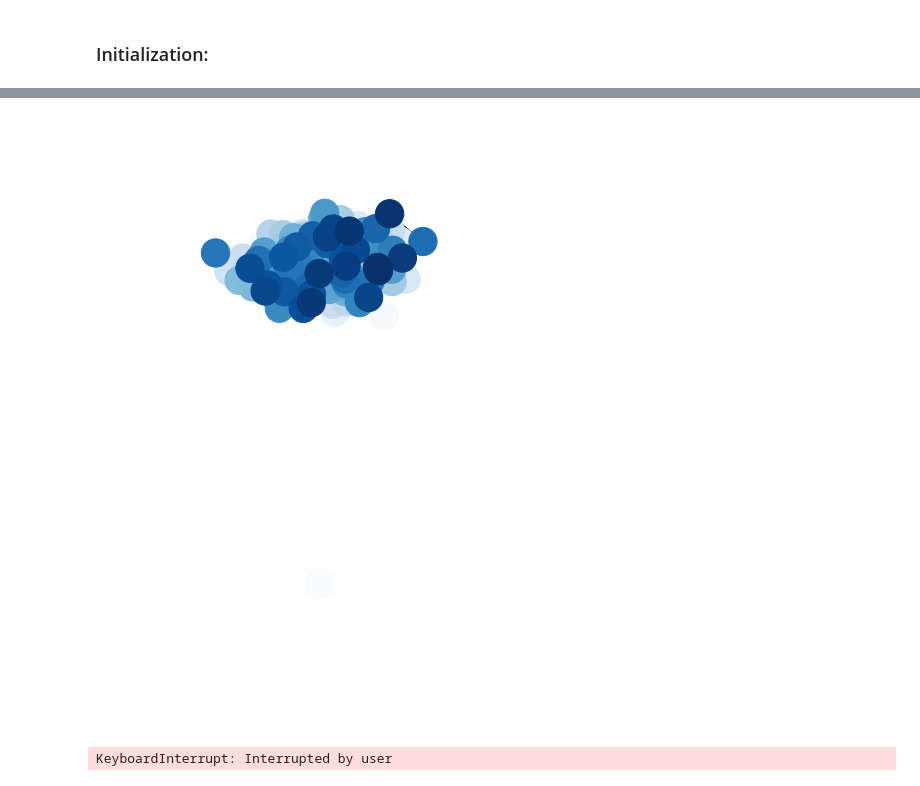
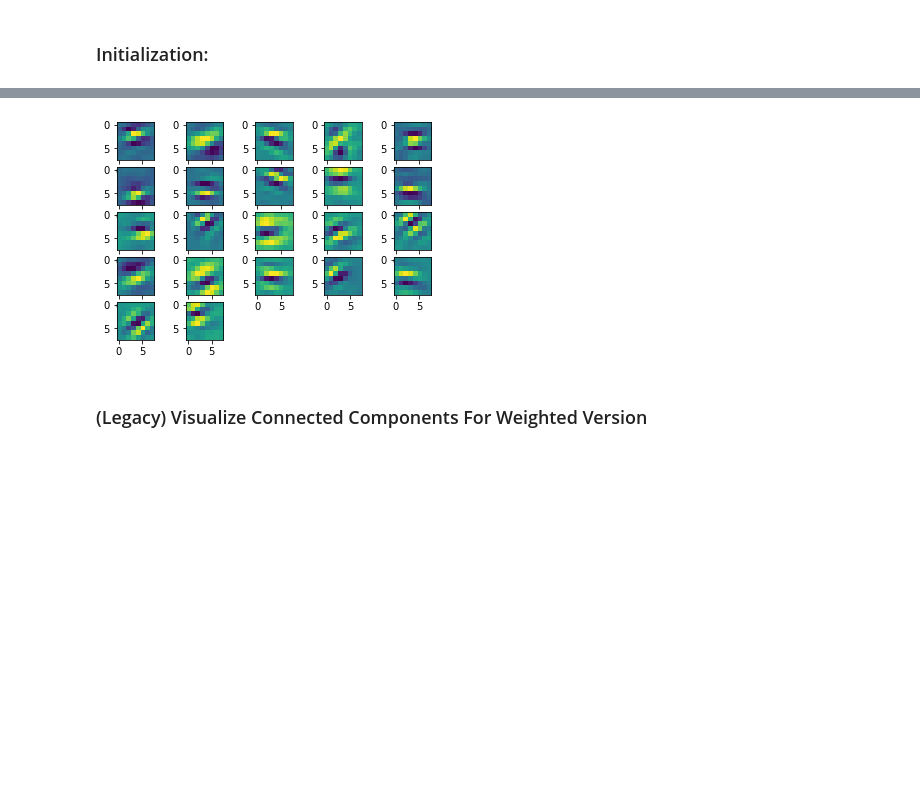
Before and after one commit to rjha18/conv-smt, a Jupyter notebook: notebooks/generate_graph.ipynb, the cells around one changed output, grey strips where cells are left out. Cells and saved outputs as stored; diff of their text form; code cells hidden in the pictures; blank space fills up the shorter version.

```diff
--- a/notebooks/generate_graph.ipynb
+++ b/notebooks/generate_graph.ipynb
@@ -89,19 +116,0 @@ plt.show()
-# %%
-
-nn_sqrt = 4;
-nn_num = nn_sqrt*nn_sqrt;
-
-
-for k in range(K):
-    edges = A[k];
-
-    nn = np.argsort(edges)[-nn_num+1:]
-
-    plt.subplot(nn_sqrt,nn_sqrt,1)
-    plt.imshow(F[k,:].reshape([k_sz,k_sz]))
-
-    for i in range(nn_num-1):
-        plt.subplot(nn_sqrt,nn_sqrt,i+2)
-        plt.imshow(F[nn[i],:].reshape([k_sz,k_sz]))
-    plt.show()
-    input()
@@ -136,14 +137,24 @@ for component in components:
+# %%
+# Visualization Parameters
+cluster_num = 1
+
+# Visualization
+cluster = np.squeeze(np.argwhere(sc.labels_ == cluster_num))
+n_sqrt = np.ceil(np.sqrt(len(cluster)))
+for k in range(len(cluster)):
+    plt.subplot(n_sqrt, n_sqrt, k + 1)
+    plt.imshow(F[cluster[k]].reshape([k_sz, k_sz]))
+plt.show()
+# %% [output]
+[figure, added]
+# %% [markdown]
+### (Legacy) Visualize Connected Components For Weighted Version
 # %%
-# Draw a graph for each strongly connected component
+# Draw a graph for each connected component
 components = nx.connected_components(G)
 
 for component in components:
     subgraph = G.subgraph(component)
     nx.draw(subgraph, pos, node_color=range(subgraph.number_of_nodes()), node_size=800, cmap=plt.cm.Blues)
     plt.show()
-    input()
-# %% [output]
-[figure, removed]
-[figure, removed]
-KeyboardInterrupt: Interrupted by user
 # %%
```
Also changed, not shown: parts of 21 cells of this notebook, 3 other files.
